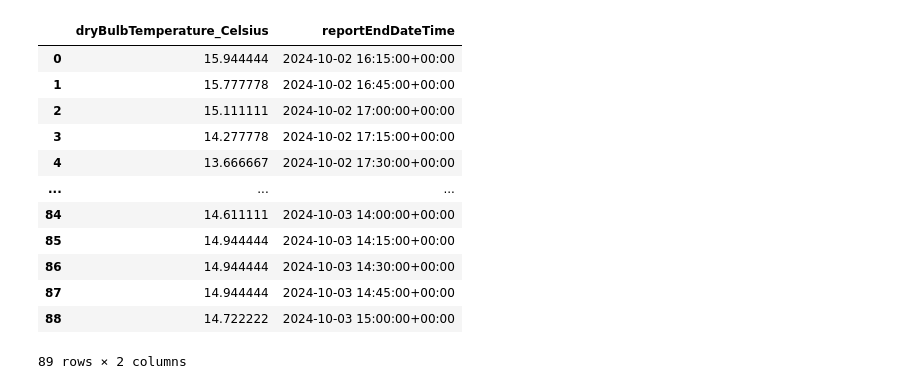
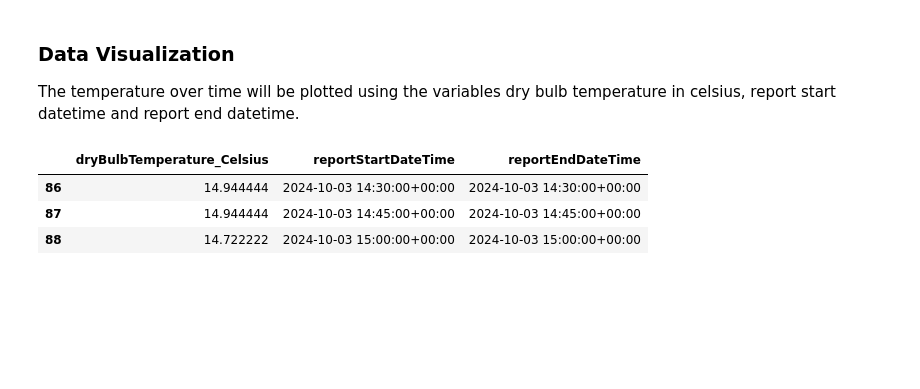
Before and after one commit to Gtalen/PFDA, a Jupyter notebook: pfda_assignment/assignment2_weather.ipynb, the cells around one changed output. Saved outputs shown, nothing was run; the diff lists cells and outputs as text; code cells hidden in the pictures; blank space fills up the shorter version.

```diff
--- a/pfda_assignment/assignment2_weather.ipynb
+++ b/pfda_assignment/assignment2_weather.ipynb
@@ -65,16 +79,10 @@ memory usage: 22.0+ KB
+# %% [markdown]
+### Data Visualization
+The temperature over time will be plotted using the variables dry bulb temperature in celsius, report start datetime and report end datetime.
 # %%
-df[['dryBulbTemperature_Celsius', 'reportEndDateTime']]
+df[['dryBulbTemperature_Celsius', 'reportStartDateTime',  'reportEndDateTime']].tail(3)
 # %% [output]
-|  | dryBulbTemperature_Celsius | reportEndDateTime |
-| 0 | 15.944444 | 2024-10-02 16:15:00+00:00 |
-| 1 | 15.777778 | 2024-10-02 16:45:00+00:00 |
-| 2 | 15.111111 | 2024-10-02 17:00:00+00:00 |
-| 3 | 14.277778 | 2024-10-02 17:15:00+00:00 |
-| 4 | 13.666667 | 2024-10-02 17:30:00+00:00 |
-| ... | ... | ... |
-| 84 | 14.611111 | 2024-10-03 14:00:00+00:00 |
-| 85 | 14.944444 | 2024-10-03 14:15:00+00:00 |
-| 86 | 14.944444 | 2024-10-03 14:30:00+00:00 |
-| 87 | 14.944444 | 2024-10-03 14:45:00+00:00 |
-| 88 | 14.722222 | 2024-10-03 15:00:00+00:00 |
+|  | dryBulbTemperature_Celsius | reportStartDateTime | reportEndDateTime |
+| 86 | 14.944444 | 2024-10-03 14:30:00+00:00 | 2024-10-03 14:30:00+00:00 |
+| 87 | 14.944444 | 2024-10-03 14:45:00+00:00 | 2024-10-03 14:45:00+00:00 |
+| 88 | 14.722222 | 2024-10-03 15:00:00+00:00 | 2024-10-03 15:00:00+00:00 |
-89 rows × 2 columns
```
Also changed, not shown: parts of 19 cells of this notebook, 3 other files.
